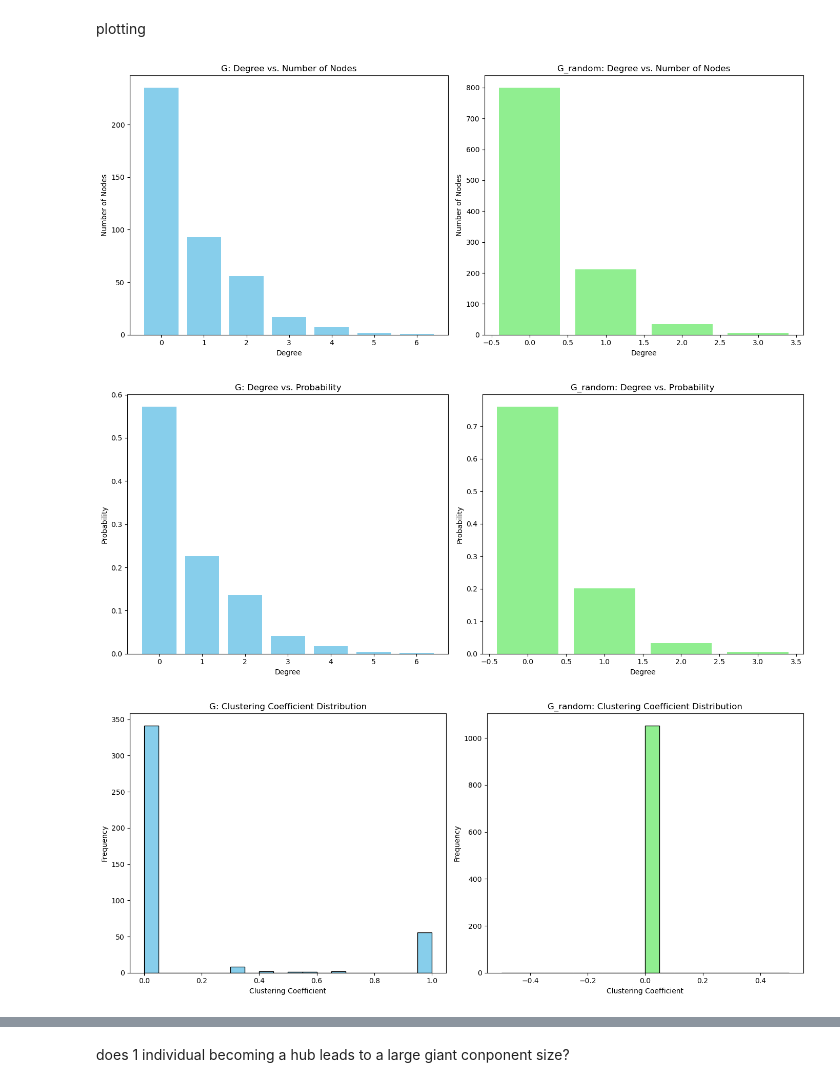
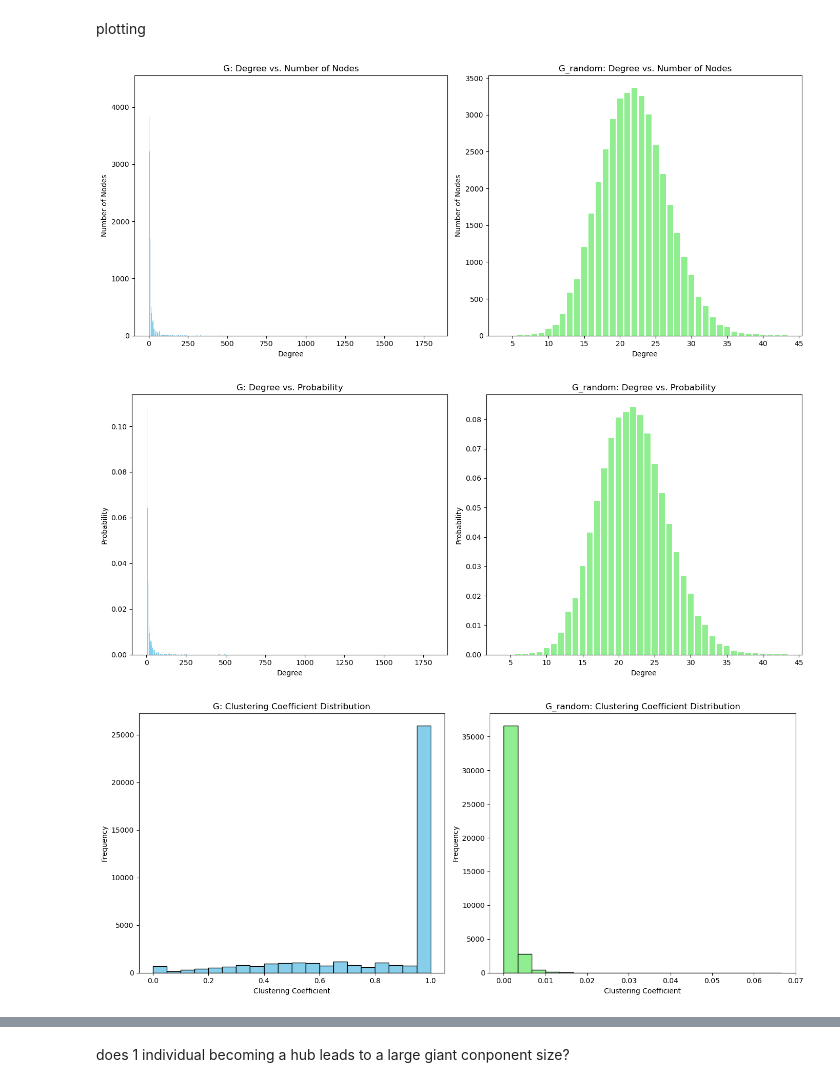
Before and after one commit to Xkpd/Network-Science-Project, a Jupyter notebook: Q2Q3.ipynb, the cells around one changed output, grey strips where cells are left out. Cells and saved outputs as stored; diff of their text form; code cells hidden in the pictures.

```diff
--- a/Q2Q3.ipynb
+++ b/Q2Q3.ipynb
@@ -138,0 +233,12 @@ HTML(ani.to_jshtml())
+# %%
+import pickle
+
+with open("2ndcumulative_collaboration_graph.pickle", "rb") as f:
+    real_G = pickle.load(f)
+
+# And to load your stats DataFrame:
+import pandas as pd
+stats_df = pd.read_csv("2ndyearly_network_stats.csv", index_col="Year")
+
+real_G.number_of_nodes(), "nodes,", real_G.number_of_edges(), "edges"
+stats_df
@@ -239,15 +364,13 @@ plt.show()
 Assume that we create a random network from the set of individuals in the input
 file. How does the properties of this network differ from the real collaboration
 network in (1)?
-# %%
-random_nodes = scientists_df['pid'].astype(str).unique()
-n_random = len(random_nodes)
 # %%
 # For each year, create a random network over all scientists (using pids)
 # with the same number of edges as in the real collaboration network.
 for year, stats in yearly_stats.items():
     # Number of edges in the real network for this year
     m_real = stats['real_num_edges']
+    n_random = stats['real_num_nodes']
 
     # Create a random graph with n_random nodes and m_real edges
     G_random = nx.gnm_random_graph(n_random, m_real)
@@ -293,3 +416,15 @@ for year, stats in yearly_stats.items():
 
 # Convert the extended dictionary to a DataFrame for display and plotting.
 random_stats_df = pd.DataFrame.from_dict(yearly_stats, orient='index').sort_index()
+# %%
+import pickle
+
+with open("2ndRandomcumulative_collaboration_graph.pickle", "rb") as f:
+    G_random = pickle.load(f)
+
+# And to load your stats DataFrame:
+import pandas as pd
+random_stats_df = pd.read_csv("2ndRandom_network_stats_final.csv")
+
+G_random.number_of_nodes(), "nodes,", G_random.number_of_edges(), "edges"
+random_stats_df
@@ -332,7 +470,7 @@ import collections
 # -------------------------------------------
 
 # Compute the degree distribution for G (real network)
-degree_sequence_G = [d for n, d in G.degree()]
+degree_sequence_G = [d for n, d in real_G.degree()]
 degree_count_G = collections.Counter(degree_sequence_G)
 deg_G, count_G = zip(*sorted(degree_count_G.items()))
 
@@ -361,7 +499,7 @@ plt.show()
 # -------------------------------------------
 
 # For G (real network): Normalize counts to get probability distribution
-total_nodes_G = G.number_of_nodes()
+total_nodes_G = real_G.number_of_nodes()
 prob_G = [cnt / total_nodes_G for cnt in count_G]
 
 # For G_random (random network): Normalize counts to get probability distribution
@@ -388,7 +526,7 @@ plt.show()
 # -------------------------------------------
 
 # Compute the local clustering coefficients
-clust_G = list(nx.clustering(G).values())
+clust_G = list(nx.clustering(real_G).values())
 clust_R = list(nx.clustering(G_random).values())
 
 fig, axes = plt.subplots(1, 2, figsize=(14, 6))
@@ -406,36 +544,36 @@ plt.tight_layout()
 plt.show()
 
 
 # -------------------------------------------
 # 4. Plot Node Degree vs. Local Clustering Coefficient
 # -------------------------------------------
 
 # For G: Create lists of degree and clustering coefficient values
-deg_dict_G = dict(G.degree())
-clust_dict_G = nx.clustering(G)
+deg_dict_G = dict(real_G.degree())
+clust_dict_G = nx.clustering(real_G)
 x_G = list(deg_dict_G.values())
-y_G = [clust_dict_G[node] for node in G.nodes()]
+y_G = [clust_dict_G[node] for node in real_G.nodes()]
 
 # For G_random: Create lists of degree and clustering coefficient values
 deg_dict_R = dict(G_random.degree())
 clust_dict_R = nx.clustering(G_random)
 x_R = list(deg_dict_R.values())
 y_R = [clust_dict_R[node] for node in G_random.nodes()]
 
 fig, axes = plt.subplots(1, 2, figsize=(14, 6))
 axes[0].scatter(x_G, y_G, color='skyblue', alpha=0.7)
 axes[0].set_title("G: Node Degree vs. Local Clustering Coefficient")
 axes[0].set_xlabel("Degree")
 axes[0].set_ylabel("Clustering Coefficient")
 
 axes[1].scatter(x_R, y_R, color='lightgreen', alpha=0.7)
 axes[1].set_title("G_random: Node Degree vs. Local Clustering Coefficient")
 axes[1].set_xlabel("Degree")
 axes[1].set_ylabel("Clustering Coefficient")
 
 plt.tight_layout()
 plt.show()
 # %% [output]
-[figure, old version]
+[figure, new version]
-[figure, old version]
+[figure, new version]
-[figure, old version]
+[figure, new version]
```
Also changed, not shown: parts of 8 cells of this notebook, 12 other files.
